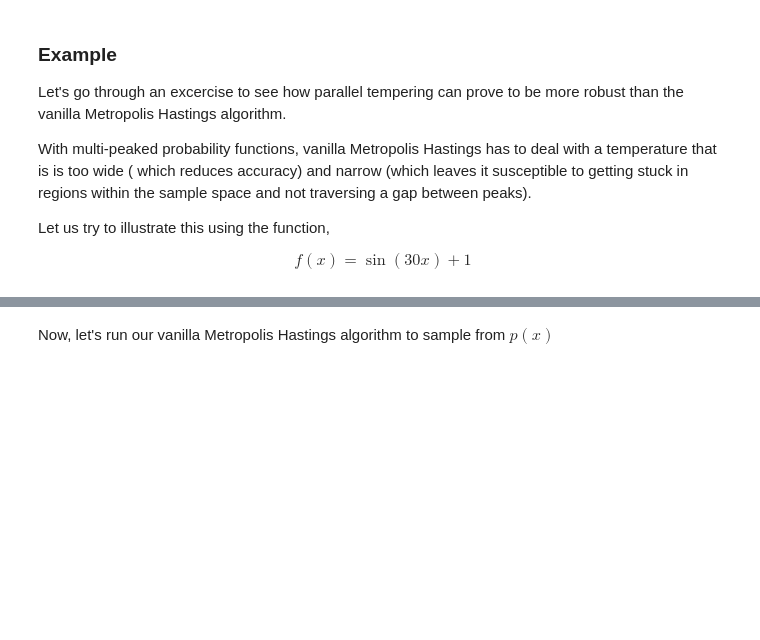
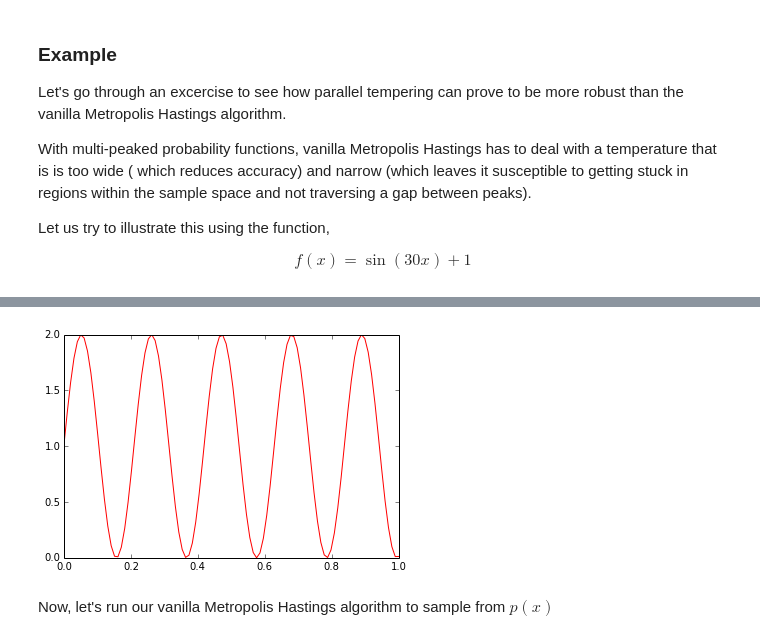
Before and after one commit to AM207/Site, a Jupyter notebook: am207/content/notebooks/Lecture15_ParallelTempering.ipynb, the cells around one changed output, grey strips where cells are left out. Saved outputs shown, nothing was run; the diff lists cells and outputs as text; code cells hidden in the pictures; blank space fills up the shorter version.

```diff
--- a/am207/content/notebooks/Lecture15_ParallelTempering.ipynb
+++ b/am207/content/notebooks/Lecture15_ParallelTempering.ipynb
@@ -46,9 +47,9 @@ $$f(x) = \sin(30x)+1$$
 # %%
 ## FUNCTIONS
 # target distribution p(x)
-p = lambda x: sin(x*30)+1
+p = lambda x: np.sin(x*30)+1
 
 xx= np.linspace(0,1,100)
-plt.plot(xx,p(xx), 'r', label=u'True dsitribution')
+plt.plot(xx,p(xx), 'r', label=u'True distribution')
 plt.show()
 # %% [output]
@@ -56,3 +56,4 @@ SyntaxError: invalid syntax (<ipython-input-2-9468b438d02b>, line 3)
+[figure, added]
 # %% [markdown]
 Now, let's run our vanilla Metropolis Hastings algorithm to sample from $p(x)$
 # %%
```
Also changed, not shown: parts of 4 cells of this notebook, 1 other file.
